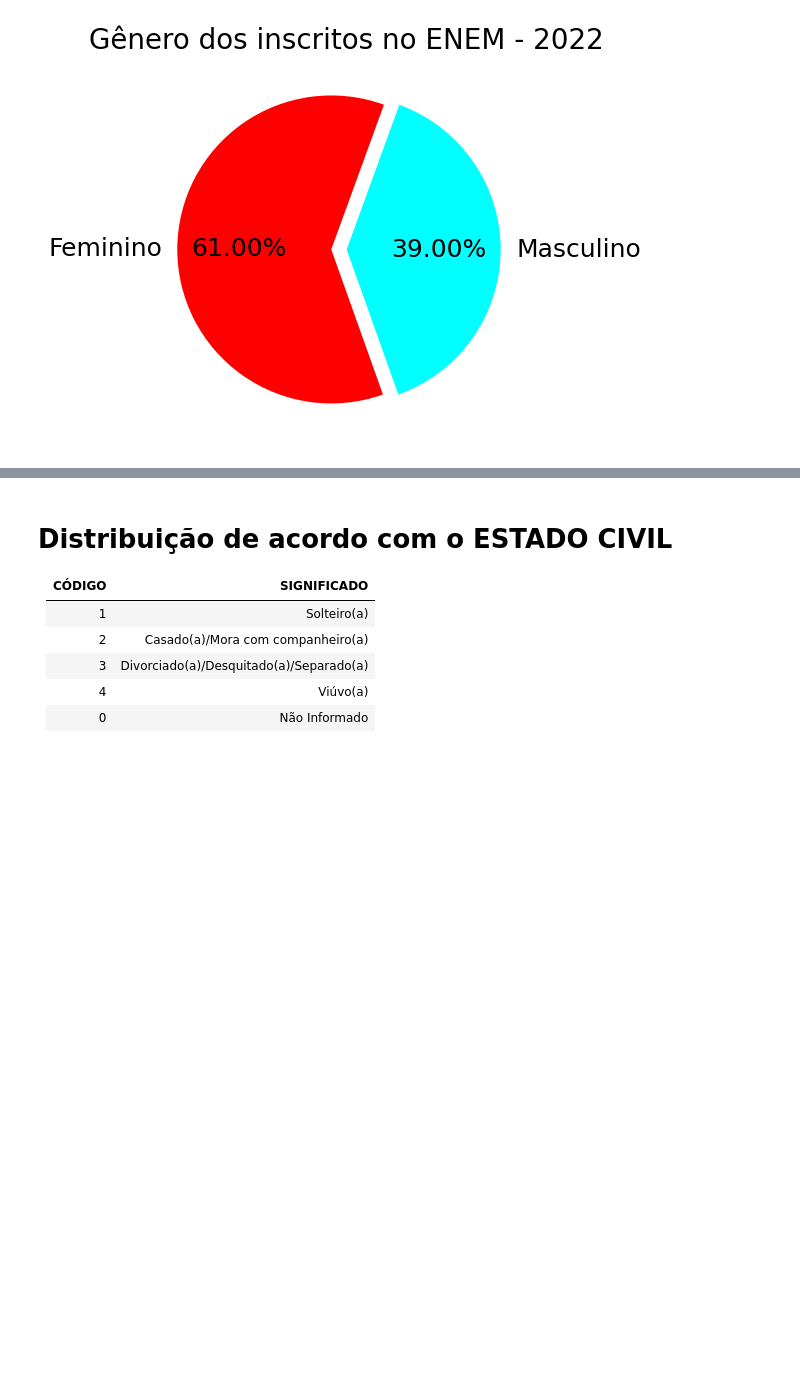
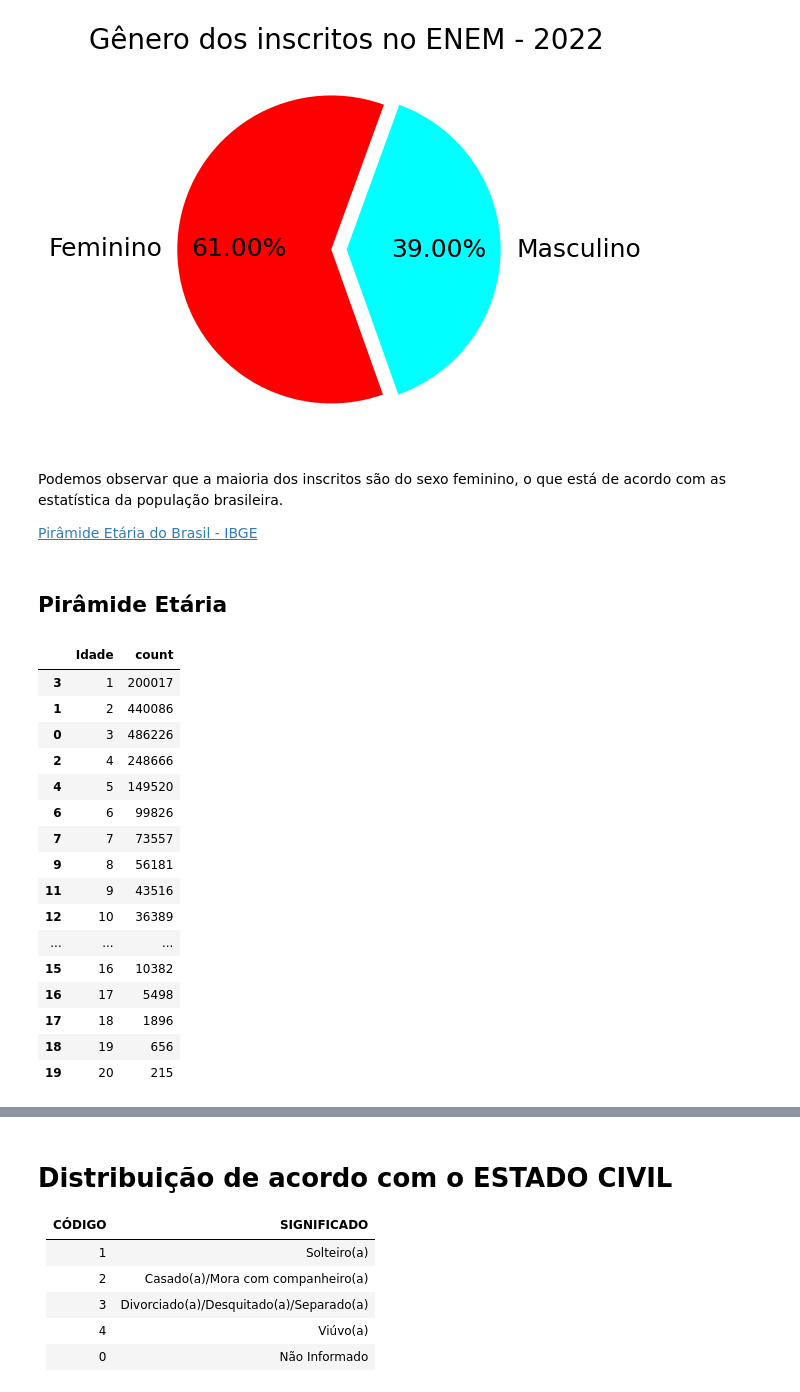
Before and after one commit to Grupo-B-Turma-2-Ada-VemSerTech/Projeto_Mod04_Ada_VemSerTech, a Jupyter notebook: Projeto.ipynb, the cells around one changed output, grey strips where cells are left out. Saved outputs shown, nothing was run; the diff lists cells and outputs as text; code cells hidden in the pictures; blank space fills up the shorter version.

```diff
--- a/Projeto.ipynb
+++ b/Projeto.ipynb
@@ -405,3 +374,32 @@ ax.set_title('Gênero dos inscritos no ENEM - 2022', fontsize=20)
 # %% [output]
 Text(0.5, 1.0, 'Gênero dos inscritos no ENEM - 2022')
 [figure]
+# %% [markdown]
+Podemos observar que a maioria dos inscritos são do sexo feminino, o que está de acordo com as estatística da população brasileira.
+
+[Pirâmide Etária do Brasil - IBGE](https://educa.ibge.gov.br/jovens/conheca-o-brasil/populacao/18318-piramide-etaria.html)
+# %% [markdown]
+## Pirâmide Etária
+# %%
+insc_F_idade.rename(columns={'Age': 'Idade', 'TP_FAIXA_ETARIA': 'Feminino'}, inplace=True)
+insc_M_idade.rename(columns={'Age': 'Idade', 'TP_FAIXA_ETARIA': 'Masculino'}, inplace=True)
+# %%
+insc_F_idade
+# %% [output]
+|  | Idade | count |
+| 3 | 1 | 200017 |
+| 1 | 2 | 440086 |
+| 0 | 3 | 486226 |
+| 2 | 4 | 248666 |
+| 4 | 5 | 149520 |
+| 6 | 6 | 99826 |
+| 7 | 7 | 73557 |
+| 9 | 8 | 56181 |
+| 11 | 9 | 43516 |
+| 12 | 10 | 36389 |
+| ... | ... | ... |
+| 15 | 16 | 10382 |
+| 16 | 17 | 5498 |
+| 17 | 18 | 1896 |
+| 18 | 19 | 656 |
+| 19 | 20 | 215 |
```
Also changed, not shown: parts of 14 cells of this notebook.
